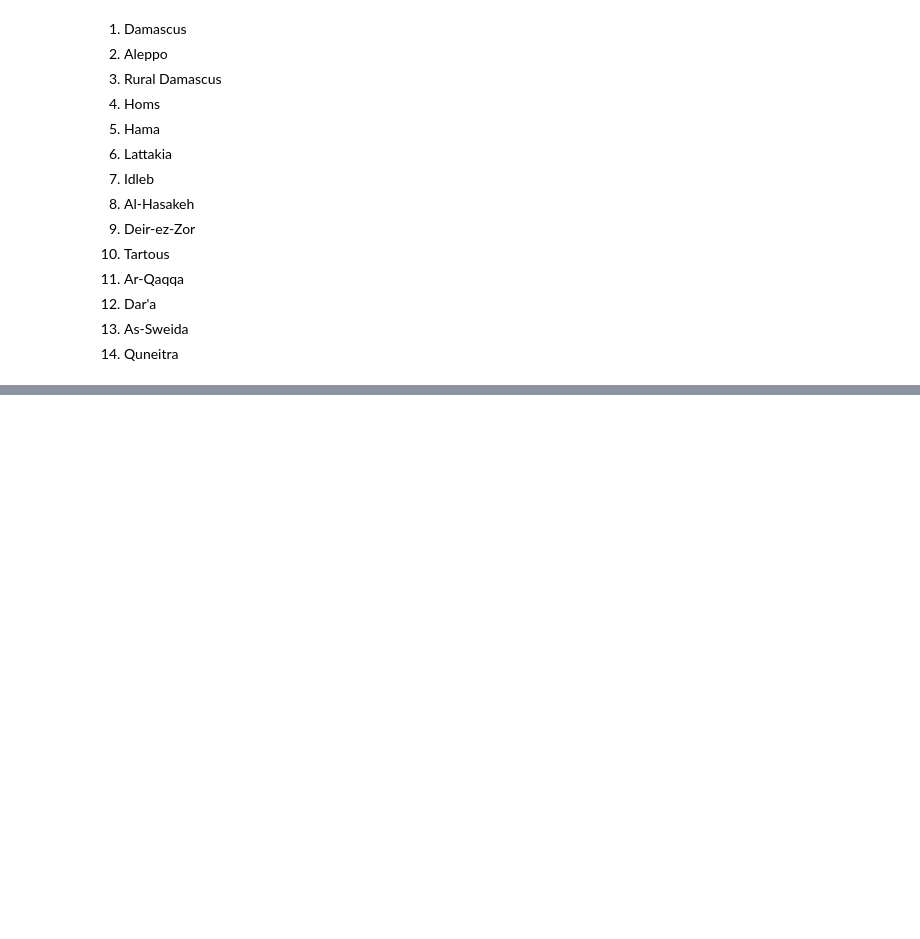
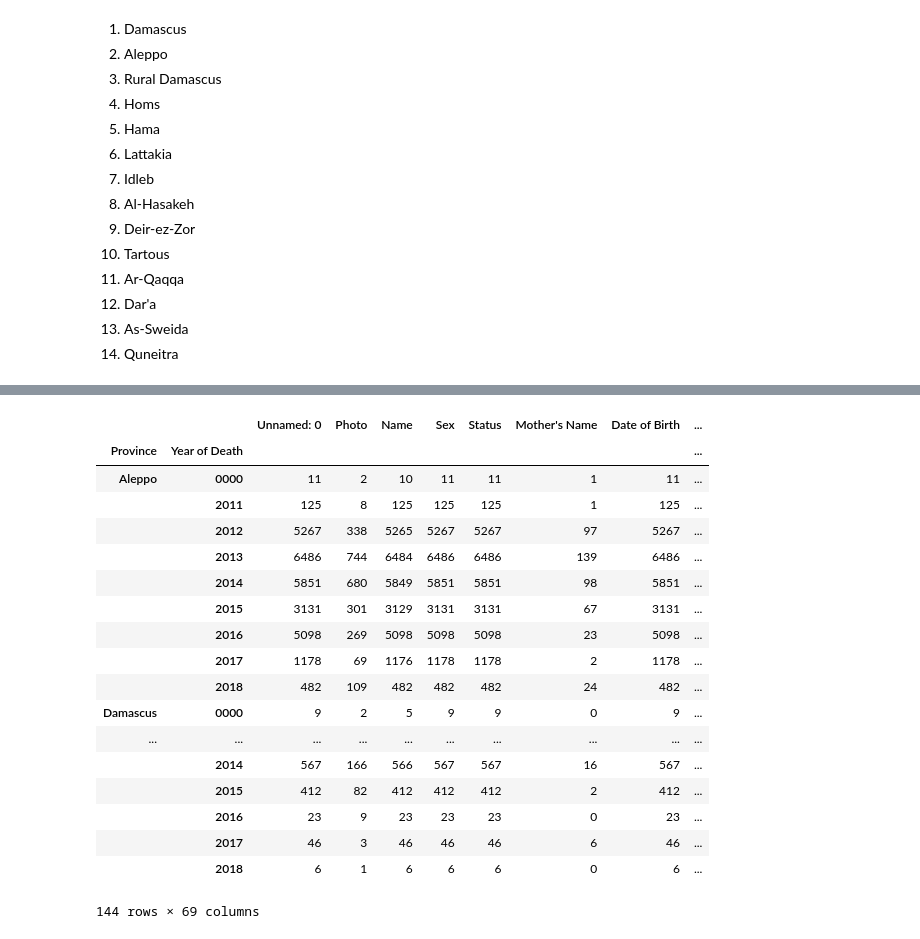
Before and after one commit to romansul/syrian-civil-war, a Jupyter notebook: Choropleth Map CSR.ipynb, the cells around one changed output, grey strips where cells are left out. Saved outputs shown, nothing was run; the diff lists cells and outputs as text; code cells hidden in the pictures; blank space fills up the shorter version.

```diff
--- a/Choropleth Map CSR.ipynb
+++ b/Choropleth Map CSR.ipynb
@@ -161,6 +174,30 @@ dataset
 # # lists the unique provinces from the dataset
 # dataset['Province'].unique()
 # %%
-# counts the number of times a province is in the dataset
+# counts the number of times a province is in the dataset for a certain year
+# only takes the year of death
+dataset['Year of Death'] = dataset['Date of death'].str[:4]
+
 # province_count = dataset.groupby('Province', as_index=False).count()
-province_count = dataset.groupby('Province').count()
+province_count = dataset.groupby(['Province', 'Year of Death']).count()
+province_count
+# %% [output]
+|  |  | Unnamed: 0 | Photo | Name | Sex | Status | Mother's Name | Date of Birth | ... |
+| Province | Year of Death |  |  |  |  |  |  |  | ... |
+| Aleppo | 0000 | 11 | 2 | 10 | 11 | 11 | 1 | 11 | ... |
+|  | 2011 | 125 | 8 | 125 | 125 | 125 | 1 | 125 | ... |
+|  | 2012 | 5267 | 338 | 5265 | 5267 | 5267 | 97 | 5267 | ... |
+|  | 2013 | 6486 | 744 | 6484 | 6486 | 6486 | 139 | 6486 | ... |
+|  | 2014 | 5851 | 680 | 5849 | 5851 | 5851 | 98 | 5851 | ... |
+|  | 2015 | 3131 | 301 | 3129 | 3131 | 3131 | 67 | 3131 | ... |
+|  | 2016 | 5098 | 269 | 5098 | 5098 | 5098 | 23 | 5098 | ... |
+|  | 2017 | 1178 | 69 | 1176 | 1178 | 1178 | 2 | 1178 | ... |
+|  | 2018 | 482 | 109 | 482 | 482 | 482 | 24 | 482 | ... |
+| Damascus | 0000 | 9 | 2 | 5 | 9 | 9 | 0 | 9 | ... |
+| ... | ... | ... | ... | ... | ... | ... | ... | ... | ... |
+|  | 2014 | 567 | 166 | 566 | 567 | 567 | 16 | 567 | ... |
+|  | 2015 | 412 | 82 | 412 | 412 | 412 | 2 | 412 | ... |
+|  | 2016 | 23 | 9 | 23 | 23 | 23 | 0 | 23 | ... |
+|  | 2017 | 46 | 3 | 46 | 46 | 46 | 6 | 46 | ... |
+|  | 2018 | 6 | 1 | 6 | 6 | 6 | 0 | 6 | ... |
+144 rows × 69 columns
```
Also changed, not shown: parts of 11 cells of this notebook.
